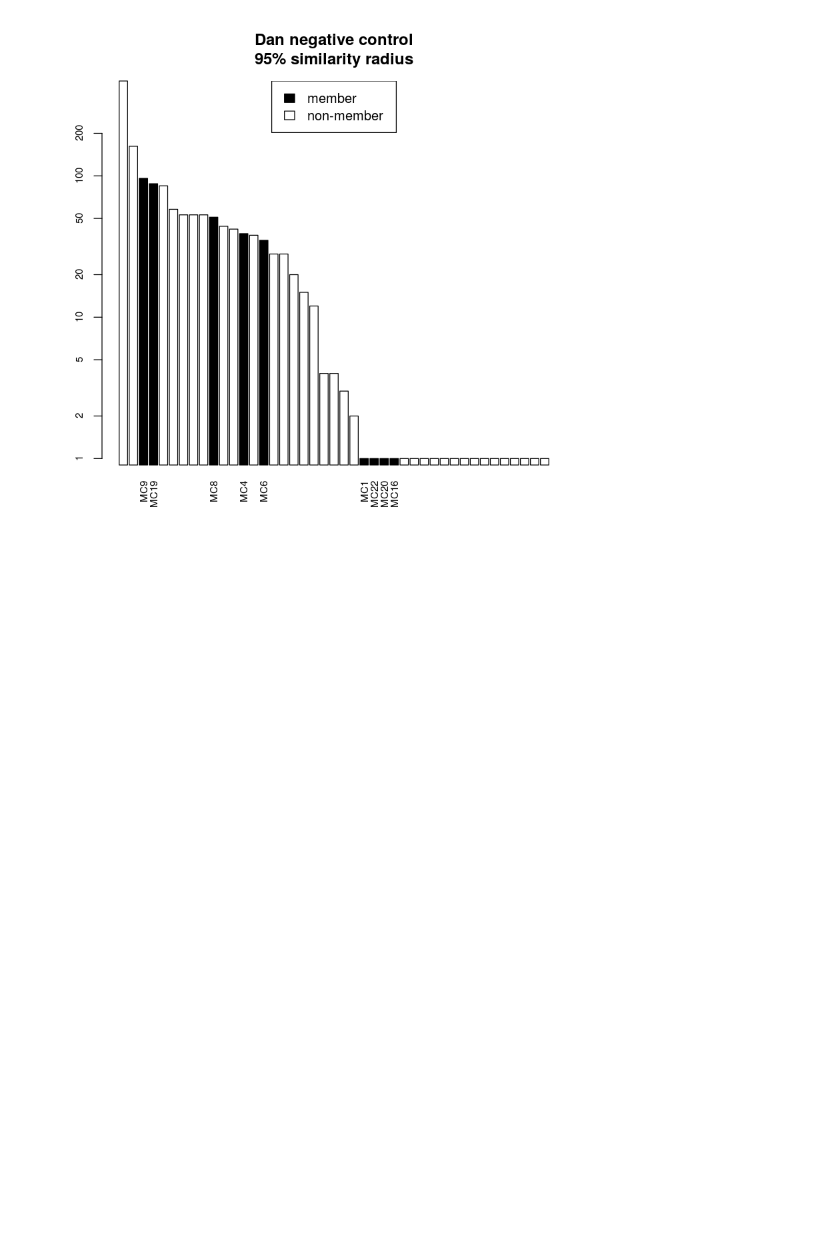
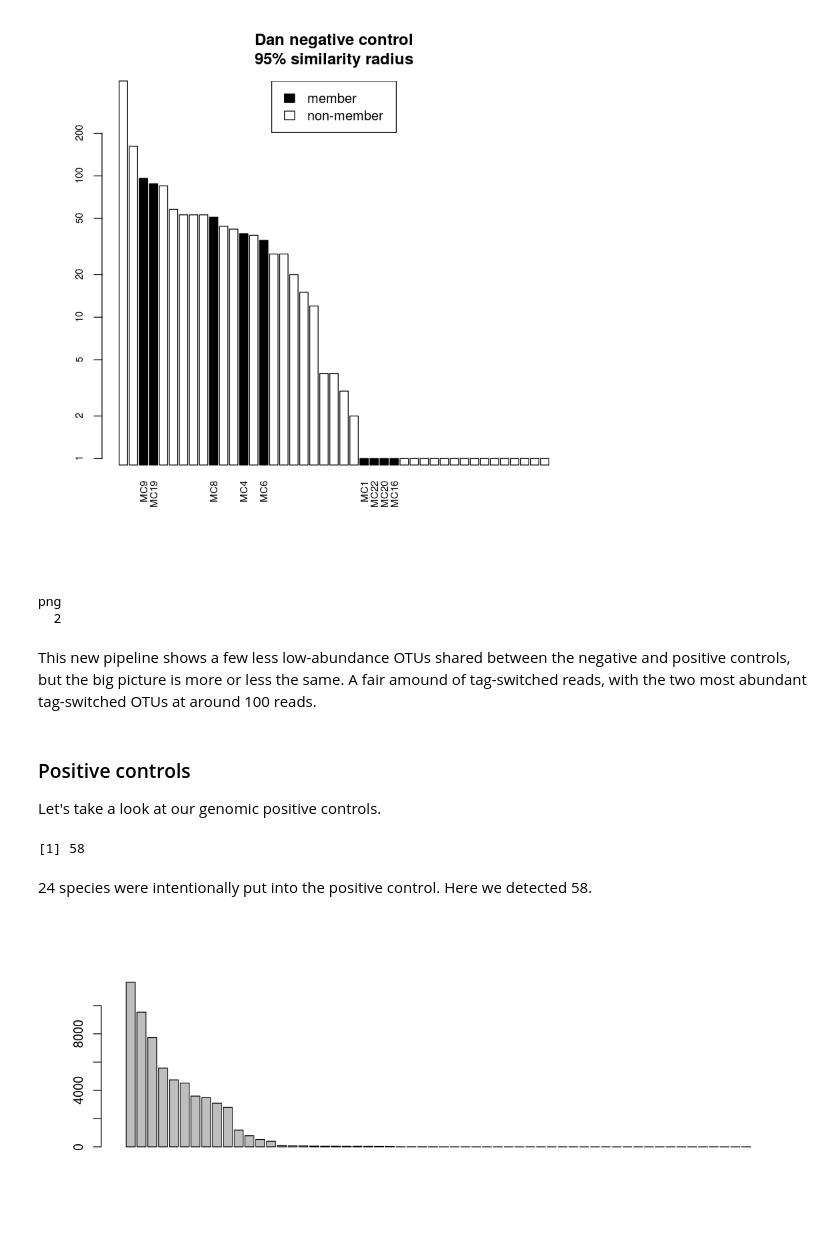
Before and after one commit to danchurch/taiwan_combined_stats, a Jupyter notebook: CSrev/CSrev.ipynb, the cells around one changed output. Cells and saved outputs as stored; diff of their text form; code cells hidden in the pictures; blank space fills up the shorter version.

```diff
--- a/CSrev/CSrev.ipynb
+++ b/CSrev/CSrev.ipynb
@@ -234,3 +256,36 @@ barplot(Neg95bar$reads,las=3,log='y', names.arg=inout, col = member,
 legend("top", legend=c('member','non-member'), fill=c(1,0))
 # %% [output]
 [figure]
+# %%
+inout <- paste('MC', Neg95bar$MC, sep='')
+inout[inout=='MC0'] <- NA
+
+svg(file='Dan_negative_21.06.2018.svg')
+par(cex.axis = .75, mar=c(7,4,4,2))
+barplot(Neg95bar$reads,las=3,log='y', names.arg=inout, col = member,
+       main = 'Dan negative control\n95% similarity radius')
+legend("top", legend=c('member','non-member'), fill=c(1,0))
+dev.off()
+# %% [output]
+png
+  2
+# %% [markdown]
+This new pipeline shows a few less low-abundance OTUs shared between the negative and positive controls, but the big picture is more or less the same. A fair amound of tag-switched reads, with the two most abundant tag-switched OTUs at around 100 reads.
+# %% [markdown]
+<a id='mock'><h3>Positive controls</h3></a>
+
+Let's take a look at our genomic positive controls.
+# %%
+aa95 <- subset_samples(biom95, sample_names(biom95) == 'PosG')
+dangen95 <- taxa_sums(aa95)[taxa_sums(aa95) > 0]
+dangen95 <- sort(dangen95, decreasing = TRUE)
+length(dangen95)
+# %% [output]
+[1] 58
+# %% [markdown]
+24 species were intentionally put into the positive control. Here we detected 58.
+# %%
+options(repr.plot.width = 10, repr.plot.height = 4)
+barplot(dangen95, names.arg='')
+# %% [output]
+[figure, added]
```
Also changed, not shown: parts of 13 cells of this notebook, 8 other files.
